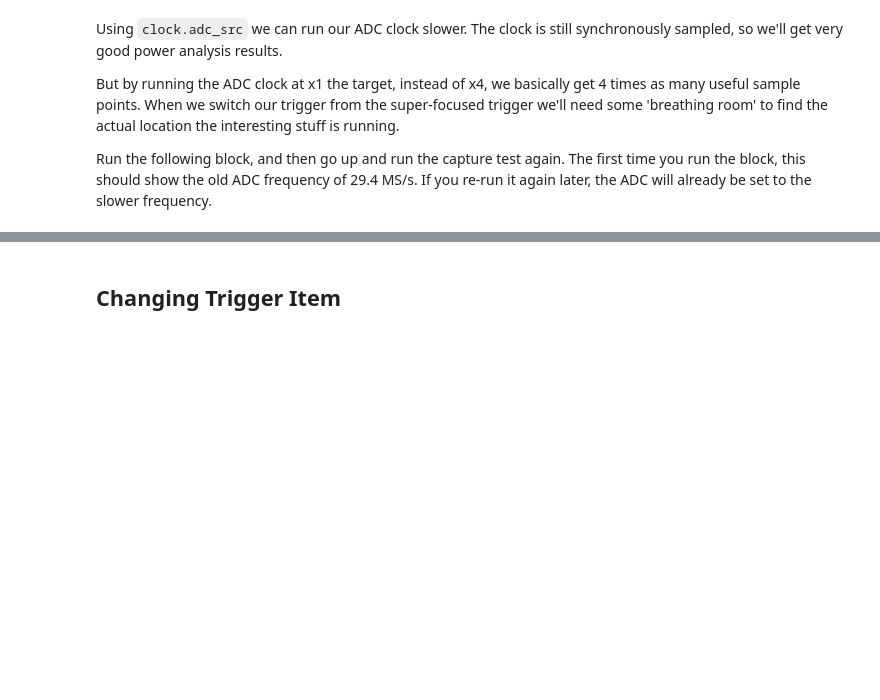
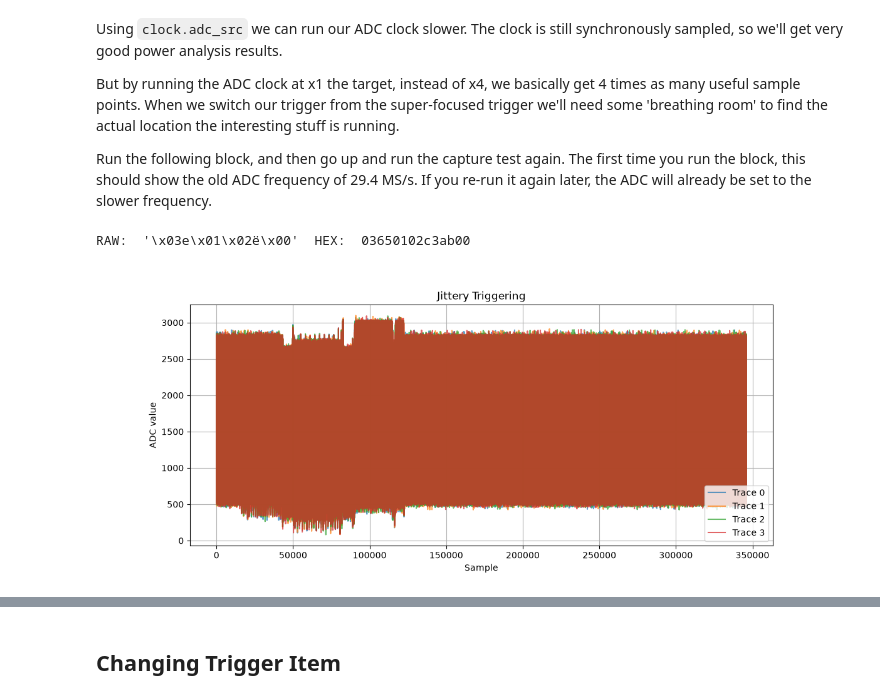
Before and after one commit to peter-hoch/chipwhisperer-jupyter, a Jupyter notebook: courses/sca101/Lab 6_4 - Jittery Triggering on UART.ipynb, the cells around one changed output, grey strips where cells are left out. Cells and saved outputs as stored; diff of their text form; code cells hidden in the pictures; blank space fills up the shorter version.

Commit message:
next step

```diff
--- a/courses/sca101/Lab 6_4 - Jittery Triggering on UART.ipynb
+++ b/courses/sca101/Lab 6_4 - Jittery Triggering on UART.ipynb
@@ -242,16 +155,0 @@ print(scope.io)
-# %%
-reset_target(scope)
-
-ktp = cw.ktp.Basic()
-key, text = ktp.next()
-
-target.simpleserial_write('k', key)
-
-scope.arm()
-target.simpleserial_write('p', text)
-
-ret = scope.capture()
-
-print("capture timeout:", ret)
-print("scope.adc.state:", scope.adc.state)
-print("trigger:", scope.trigger)
@@ -266,3 +156,9 @@ triggers          = tio4
+# %%
+def readAndPrintBuffer():
+    raw = target.read()
+
+    if raw is not None:
+        print("RAW: ", repr(raw)," HEX: ", raw.encode().hex())
 # %%
 from tqdm.notebook import trange
 import numpy as np
@@ -270,15 +166,24 @@ import time
 
 reset_target(scope)
 
+
 fig.clf()
 ktp = cw.ktp.Basic()
 key, text = ktp.next()
+
+target.flush()
 target.simpleserial_write('k', key)
+
+time.sleep(1)
+readAndPrintBuffer();
+
 
 N = 4
 for i in trange(N, desc='Capturing traces'):
 
     scope.arm()
+    #target.flush()
+    readAndPrintBuffer();
     target.simpleserial_write('p', text)
 
     ret = scope.capture()
@@ -287,6 +192,7 @@ for i in trange(N, desc='Capturing traces'):
         continue
 
     response = target.simpleserial_read('r', 16)
+    #print("response: ", response,  response.hex())
 
     trace = scope.get_last_trace()
 
@@ -360,3 +273,12 @@ raise NotImplementedError("Add Your Code Here")
+# %%
+# Set number of samples to 24000 (max on CW-Lite)
+# Husky Plus 12-bit mode: 346246 8-bit mode: 518 344
+scope.adc.samples = 346000
+# Delay capture of ADC data a certain number of cycles
+#scope.adc.offset = 20000
+# Presamples gives us a negative offset effectively
+scope.adc.offset = 0
+scope.adc.presamples = 50000
 # %% [markdown]
 We copied the above capture loop below for you so you can just run the following:
 # %%
@@ -402,6 +381,11 @@ Using `clock.adc_src` we can run our ADC clock slower. The clock is still synchr
 But by running the ADC clock at x1 the target, instead of x4, we basically get 4 times as many useful sample points. When we switch our trigger from the super-focused trigger we'll need some 'breathing room' to find the actual location the interesting stuff is running.
 
 Run the following block, and then go up and run the capture test again. The first time you run the block, this should show the old ADC frequency of 29.4 MS/s. If you re-run it again later, the ADC will already be set to the slower frequency.
+# %%
+fig = captureAndPlot()
+# %% [output]
+RAW:  '\x03e\x01\x02ë\x00'  HEX:  03650102c3ab00
+[figure, added]
 # %%
 import time
 
```
Also changed, not shown: parts of 28 cells of this notebook, 12 other files.
